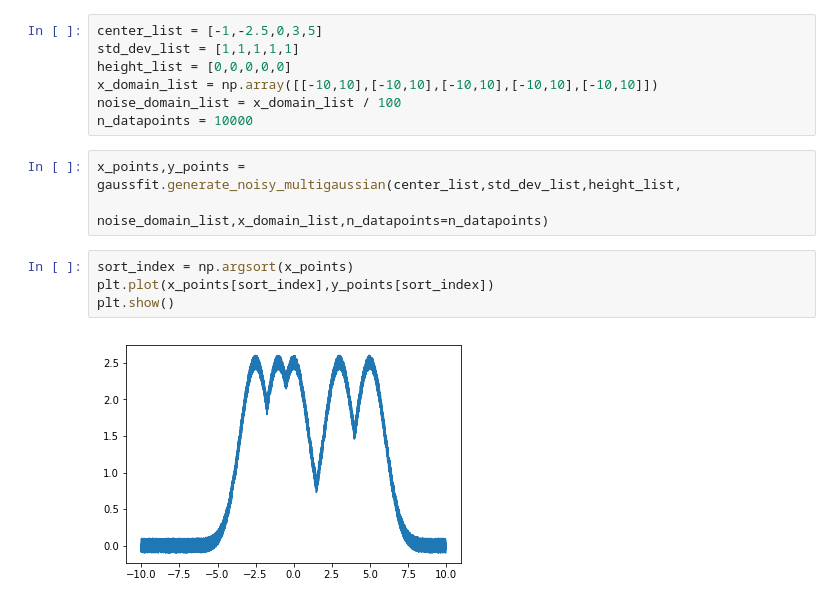
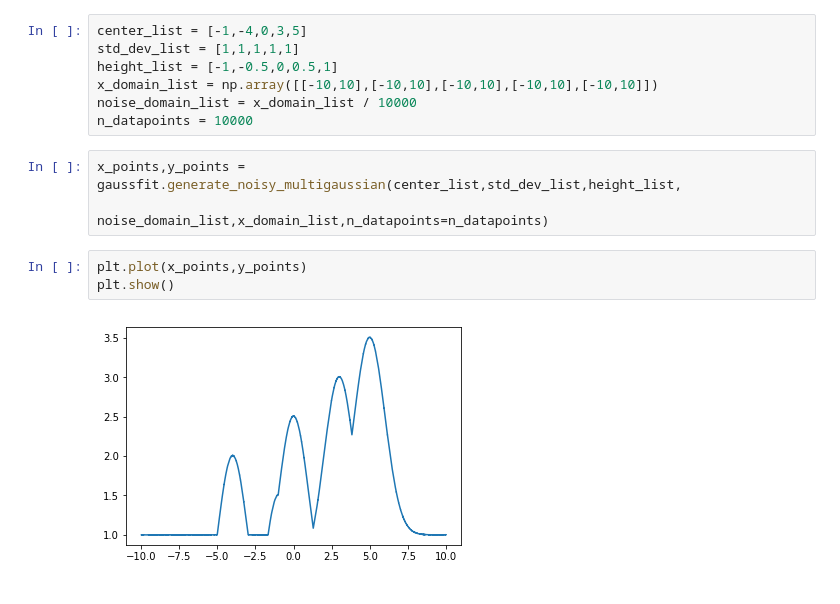
Before and after one commit to psmd-iberutaru/Akamai-Internship, a Jupyter notebook: Codebase/gaussian_fitting.ipynb, the cells around one changed output. Cells and saved outputs as stored; diff of their text form.

```diff
--- a/Codebase/gaussian_fitting.ipynb
+++ b/Codebase/gaussian_fitting.ipynb
@@ -135,18 +136,17 @@ print(np.abs(np.average(list_fit_mean) - test_mean),
 np.abs(np.average(list_fit_std_dev) - test_std_dev),
 np.abs(np.average(list_fit_height) - test_height))
 # %%
-center_list = [-1,-2.5,0,3,5]
+center_list = [-1,-4,0,3,5]
 std_dev_list = [1,1,1,1,1]
-height_list = [0,0,0,0,0]
+height_list = [-1,-0.5,0,0.5,1]
 x_domain_list = np.array([[-10,10],[-10,10],[-10,10],[-10,10],[-10,10]])
-noise_domain_list = x_domain_list / 100
+noise_domain_list = x_domain_list / 10000
 n_datapoints = 10000
 # %%
 x_points,y_points = gaussfit.generate_noisy_multigaussian(center_list,std_dev_list,height_list,
                                                           noise_domain_list,x_domain_list,n_datapoints=n_datapoints)
 # %%
-sort_index = np.argsort(x_points)
-plt.plot(x_points[sort_index],y_points[sort_index])
+plt.plot(x_points,y_points)
 plt.show()
 # %% [output]
-[figure, old version]
+[figure, new version]
```
Also changed, not shown: parts of 4 cells of this notebook, 2 other files.
